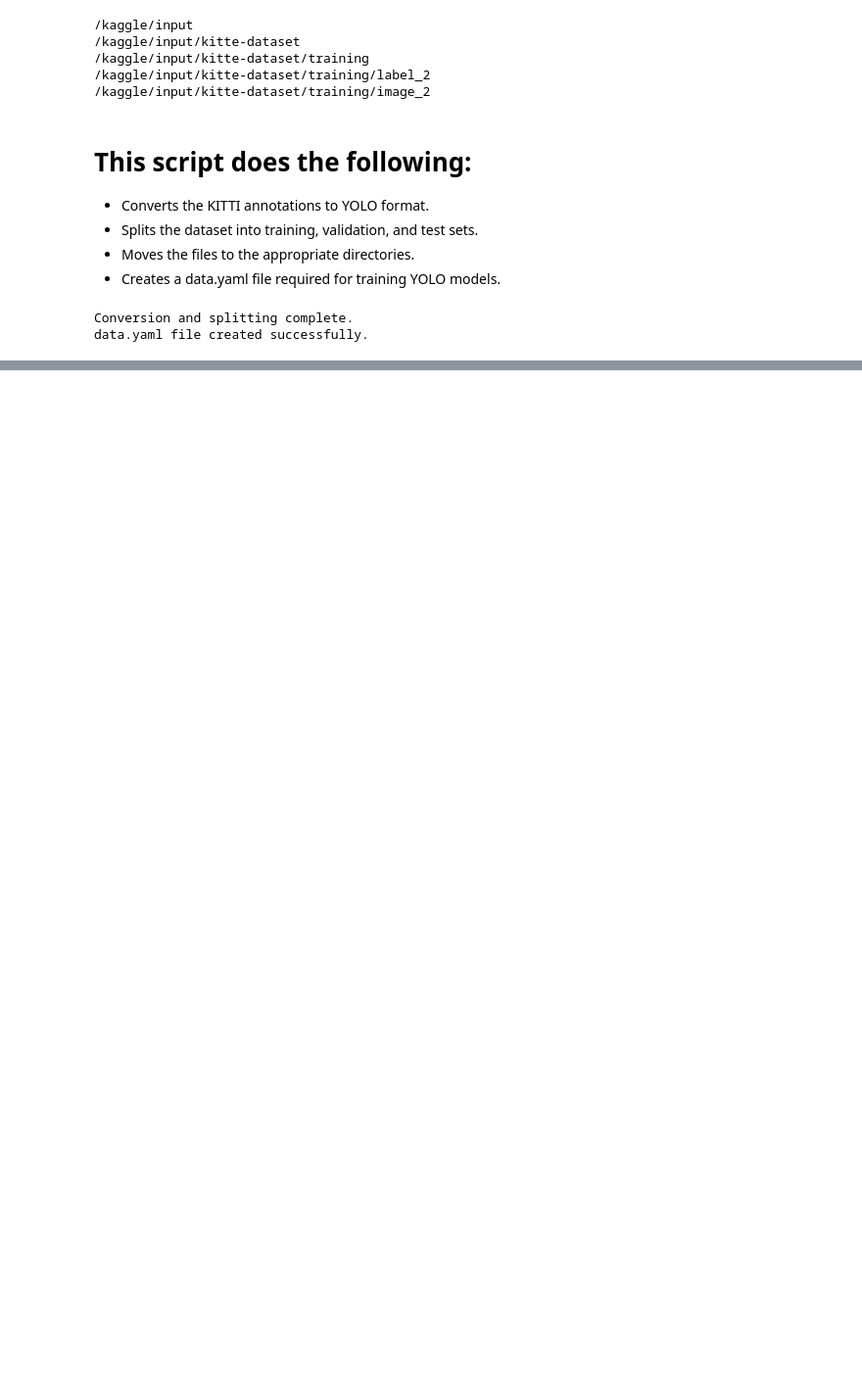
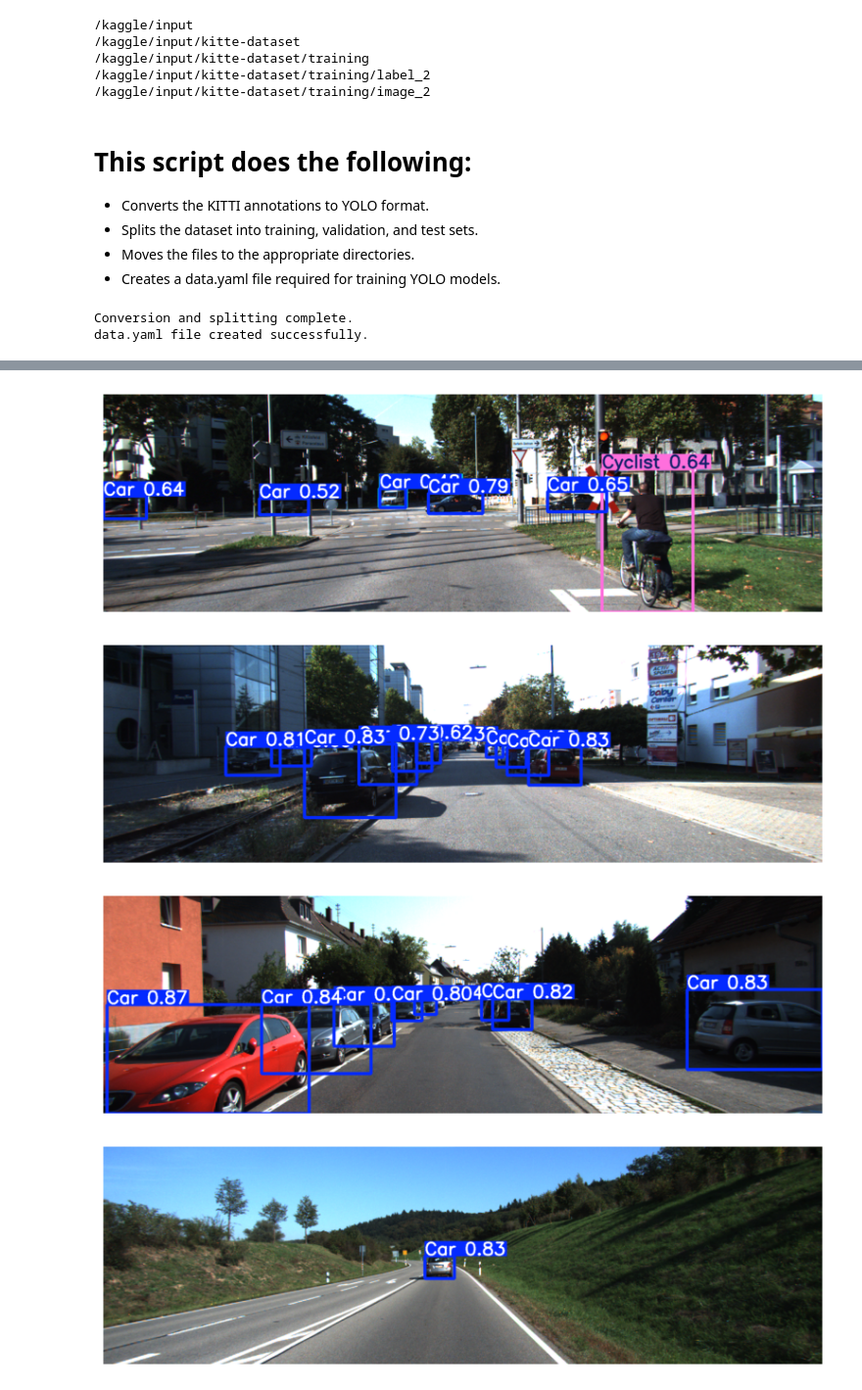
Before and after one commit to ArsanyLowise/ObjectDetection_Yolo_v5, a Jupyter notebook: Kitti_training.ipynb, the cells around one changed output, grey strips where cells are left out. Shown at 98% size. Drawn from its saved outputs; the diff is of its cells as text; code cells hidden in the pictures; blank space fills up the shorter version.

```diff
--- a/Kitti_training.ipynb
+++ b/Kitti_training.ipynb
@@ -163,0 +212,23 @@ Results saved to runs/train/exp
+# %%
+import cv2
+import matplotlib.pyplot as plt
+import os
+
+# Path to inference results
+results_path = '/kaggle/working/yolov5/runs/detect/exp3'
+
+# Display a few images with results
+result_images = [os.path.join(results_path, img) for img in os.listdir(results_path) if img.endswith('.jpg') or img.endswith('.png')]
+
+for img_path in result_images[:5]:  # Display first 5 results
+    img = cv2.imread(img_path)
+    img = cv2.cvtColor(img, cv2.COLOR_BGR2RGB)  # Convert to RGB for displaying
+    plt.figure(figsize=(10, 10))
+    plt.imshow(img)
+    plt.axis('off')
+    plt.show()
+# %% [output]
+[figure, added]
+[figure, added]
+[figure, added]
+[figure, added]
```
Also changed, not shown: parts of 5 cells of this notebook.
